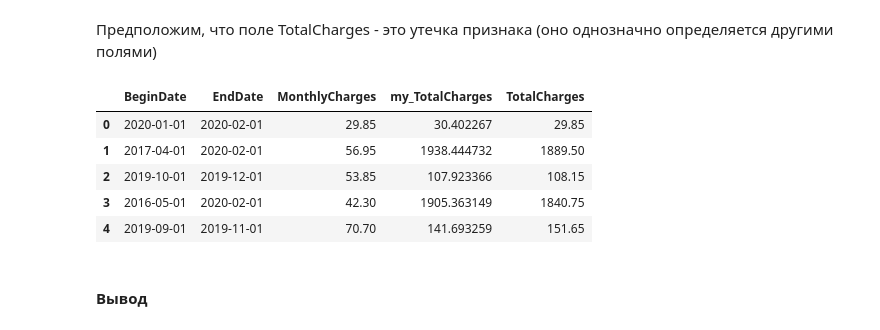
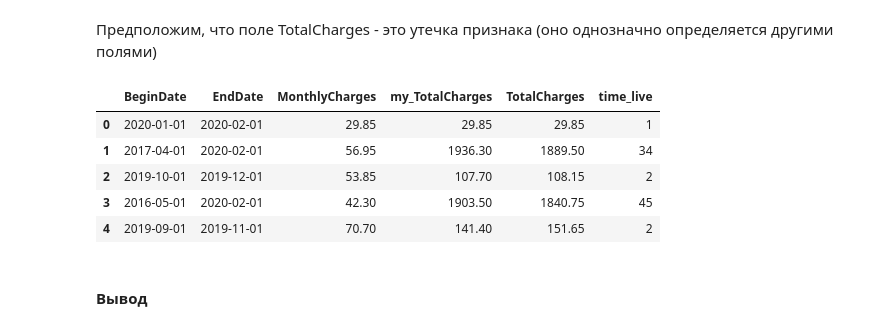
Before and after one commit to Chularev/study_cv, a Jupyter notebook: notebook.ipynb, the cells around one changed output. Saved outputs shown, nothing was run; the diff lists cells and outputs as text; code cells hidden in the pictures.

```diff
--- a/notebook.ipynb
+++ b/notebook.ipynb
@@ -324,6 +324,8 @@ dtype: datetime64[ns]
 contract['EndDate'].fillna(df.iloc[0], inplace=True)
 # %%
 contract['time_live'] = (contract['EndDate'] - contract['BeginDate']) / np.timedelta64(1, 'M')
+# %%
+contract['time_live'] = contract['time_live'].astype(int)
 # %%
 len(contract[contract['time_live'] < 0])
 # %% [output]
@@ -335,14 +337,14 @@ len(contract[contract['time_live'] < 0])
 # %%
 contract['my_TotalCharges'] = contract['time_live'] * contract['MonthlyCharges']
 # %%
-contract[['BeginDate','EndDate','MonthlyCharges','my_TotalCharges','TotalCharges']].head()
+contract[['BeginDate','EndDate','MonthlyCharges','my_TotalCharges','TotalCharges', 'time_live']].head()
 # %% [output]
-|  | BeginDate | EndDate | MonthlyCharges | my_TotalCharges | TotalCharges |
-| 0 | 2020-01-01 | 2020-02-01 | 29.85 | 30.402267 | 29.85 |
-| 1 | 2017-04-01 | 2020-02-01 | 56.95 | 1938.444732 | 1889.50 |
-| 2 | 2019-10-01 | 2019-12-01 | 53.85 | 107.923366 | 108.15 |
-| 3 | 2016-05-01 | 2020-02-01 | 42.30 | 1905.363149 | 1840.75 |
-| 4 | 2019-09-01 | 2019-11-01 | 70.70 | 141.693259 | 151.65 |
+|  | BeginDate | EndDate | MonthlyCharges | my_TotalCharges | TotalCharges | time_live |
+| 0 | 2020-01-01 | 2020-02-01 | 29.85 | 29.85 | 29.85 | 1 |
+| 1 | 2017-04-01 | 2020-02-01 | 56.95 | 1936.30 | 1889.50 | 34 |
+| 2 | 2019-10-01 | 2019-12-01 | 53.85 | 107.70 | 108.15 | 2 |
+| 3 | 2016-05-01 | 2020-02-01 | 42.30 | 1903.50 | 1840.75 | 45 |
+| 4 | 2019-09-01 | 2019-11-01 | 70.70 | 141.40 | 151.65 | 2 |
 # %% [markdown]
 #### Вывод
 # %% [markdown]
```
Also changed, not shown: parts of 6 cells of this notebook.
